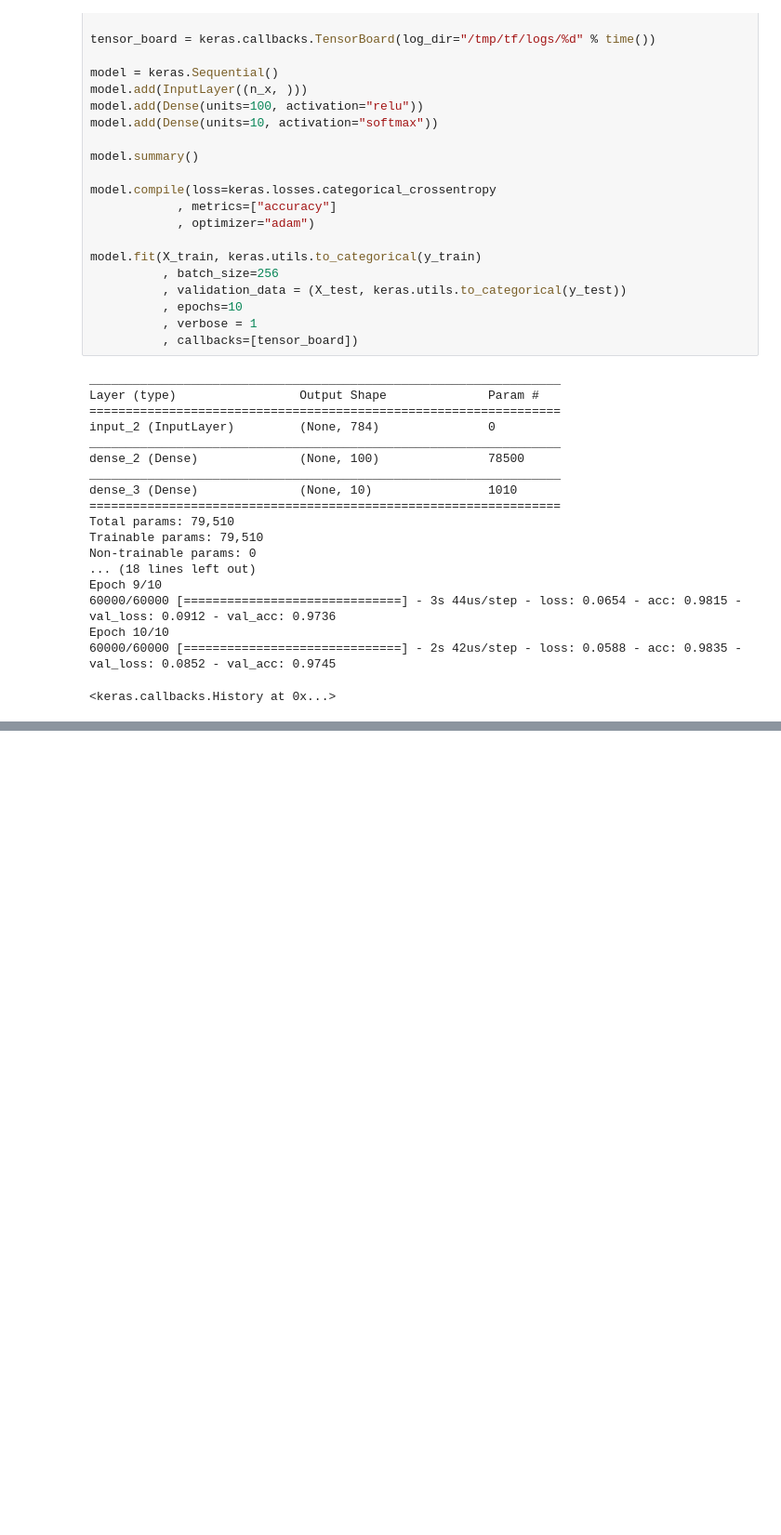
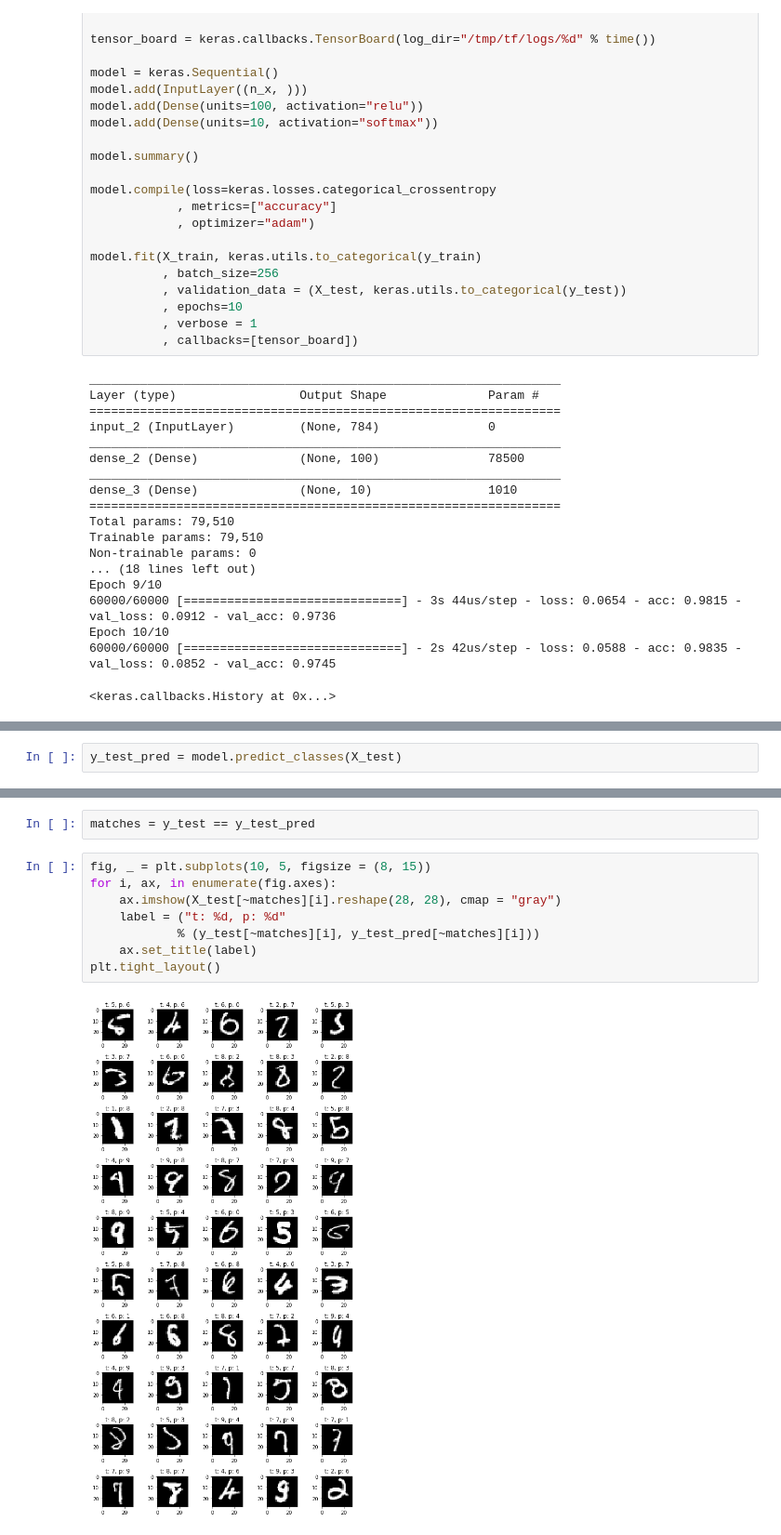
Before and after one commit to abulbasar/neural-networks, a Jupyter notebook: demos/Day 2 - MNIST.ipynb, the cells around one changed output, grey strips where cells are left out. Shown: that part at 93% size. Saved outputs shown, nothing was run; the diff lists cells and outputs as text; blank space fills up the shorter version.

```diff
--- a/demos/Day 2 - MNIST.ipynb
+++ b/demos/Day 2 - MNIST.ipynb
@@ -162,0 +170,2 @@ plot_confusion_matrix(confusion_matrix(y_test, y_test_pred))
+# %%
+y_test_pred = model.predict_classes(X_test)
@@ -162,0 +176,12 @@ plot_confusion_matrix(confusion_matrix(y_test, y_test_pred))
+# %%
+matches = y_test == y_test_pred
+# %%
+fig, _ = plt.subplots(10, 5, figsize = (8, 15))
+for i, ax, in enumerate(fig.axes):
+    ax.imshow(X_test[~matches][i].reshape(28, 28), cmap = "gray")
+    label = ("t: %d, p: %d"
+            % (y_test[~matches][i], y_test_pred[~matches][i]))
+    ax.set_title(label)
+plt.tight_layout()
+# %% [output]
+[figure, added]
```
Also changed, not shown: parts of 9 cells of this notebook, 1 other file.
